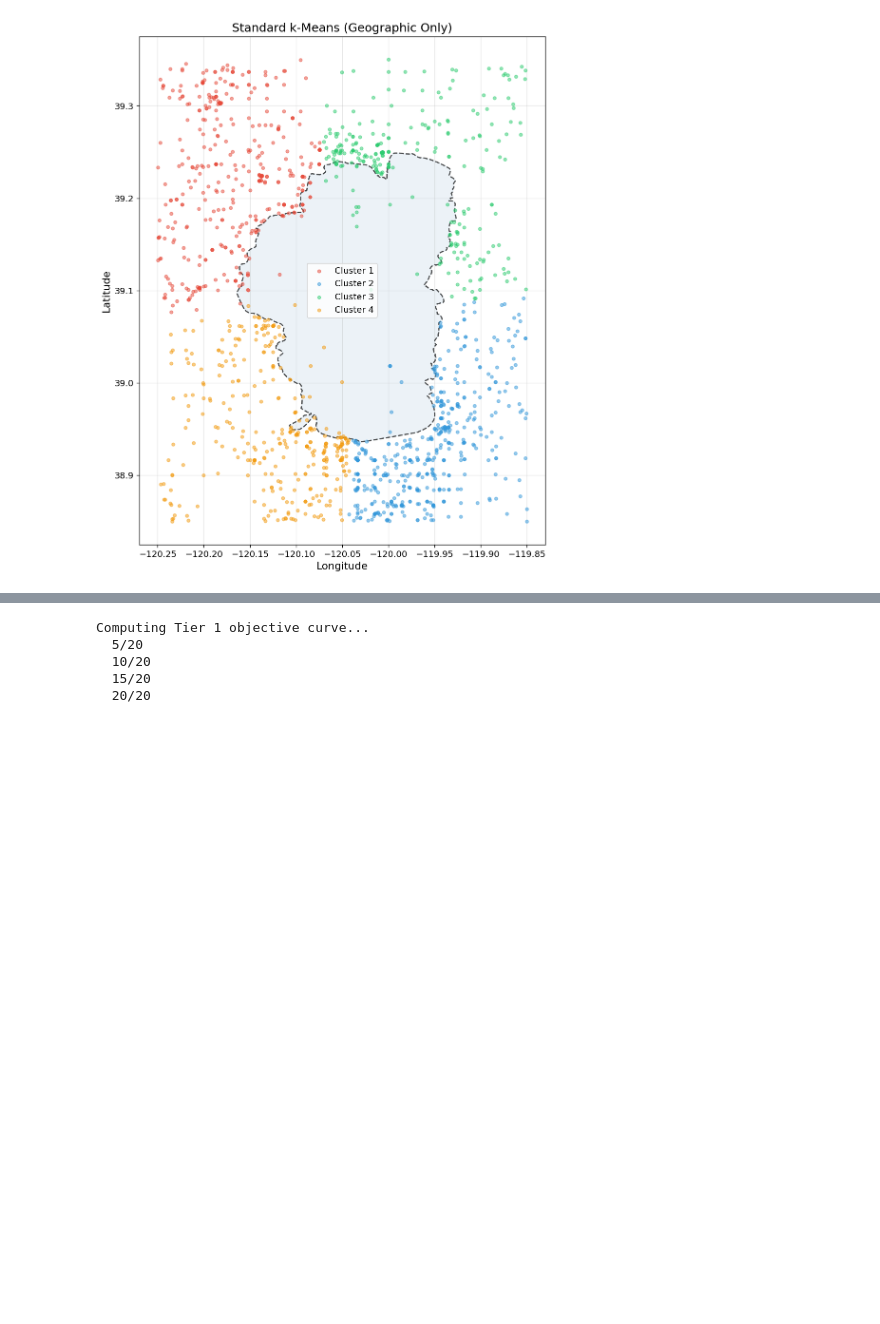
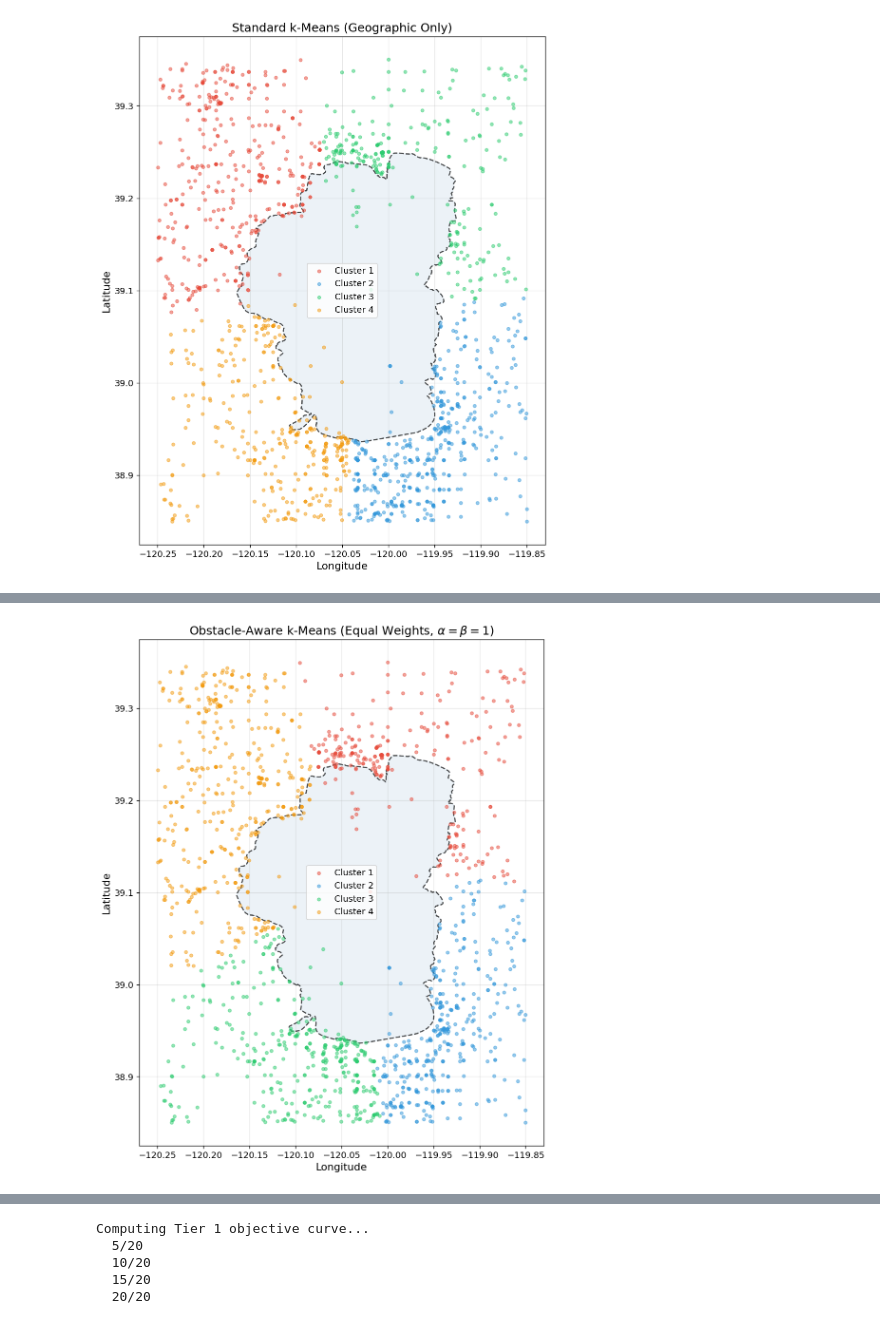
Before and after one commit to Michele-75/obstacle-aware-clustering, a Jupyter notebook: notebooks/03_clustering_wildfires.ipynb, the cells around one changed output, grey strips where cells are left out. Saved outputs shown, nothing was run; the diff lists cells and outputs as text; code cells hidden in the pictures; blank space fills up the shorter version.

```diff
--- a/notebooks/03_clustering_wildfires.ipynb
+++ b/notebooks/03_clustering_wildfires.ipynb
@@ -556 +555,24 @@ Cluster sizes:
+# %%
+# Plot Tier 1 equal-weights clustering results
+fig, ax = plt.subplots(figsize=(10, 10))
+
+for i in range(k):
+    mask = labels_t1_equal == i
+    ax.scatter(fires['LONGITUDE'].values[mask], fires['LATITUDE'].values[mask],
+               c=CLUSTER_COLORS[i], s=15, alpha=0.5, label=f'Cluster {i+1}', zorder=3)
+
+ax.plot(spline_pts[:, 0], spline_pts[:, 1], color='black', linestyle='--',
+        linewidth=1.5, alpha=0.7)
+ax.fill(spline_pts[:, 0], spline_pts[:, 1], alpha=0.1, color='steelblue')
+
+ax.set_xlabel('Longitude')
+ax.set_ylabel('Latitude')
+ax.set_title(r'Obstacle-Aware k-Means (Equal Weights, $\alpha = \beta = 1$)')
+ax.legend()
+ax.set_aspect('equal')
+ax.grid(True, alpha=0.3)
+plt.tight_layout()
+plt.show()
+# %% [output]
+[figure, added]
 # %% [markdown]
```
Also changed, not shown: parts of 8 cells of this notebook.
